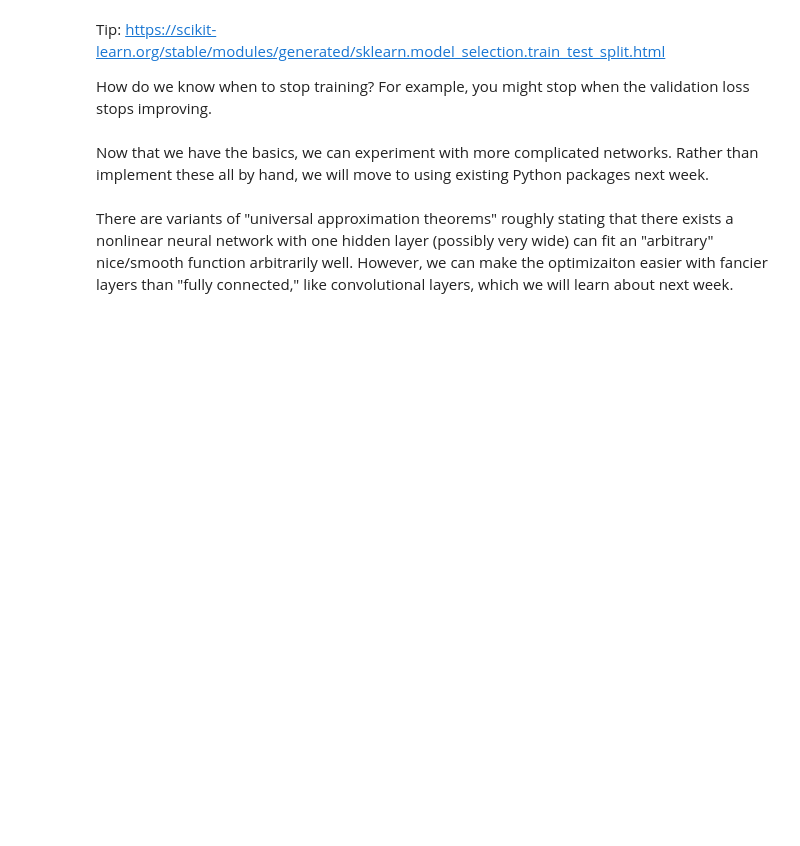
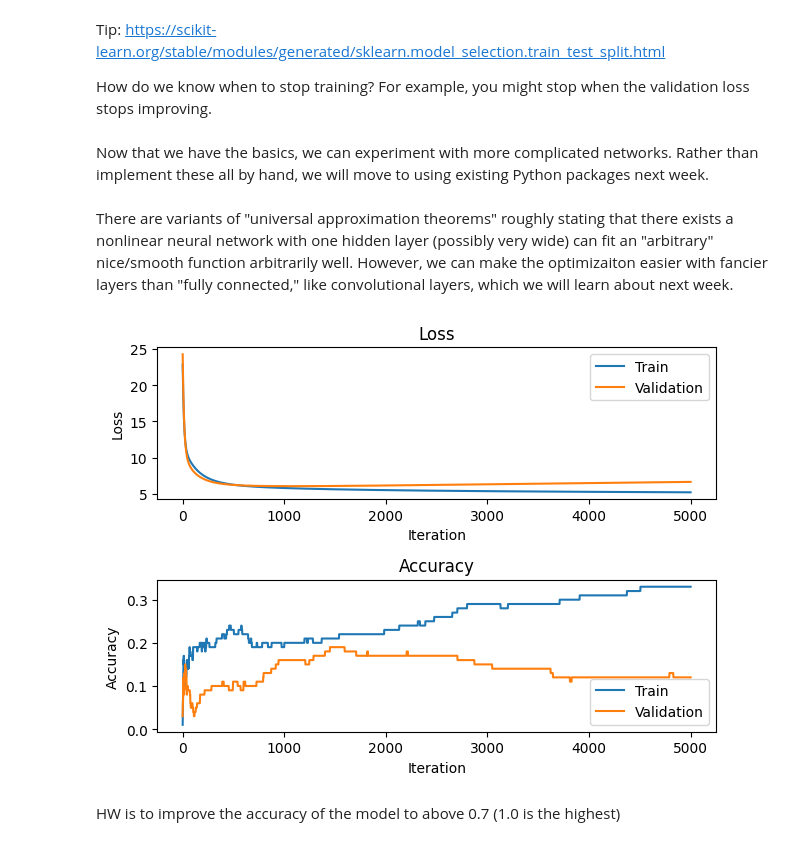
Before and after one commit to JaredKeithAveritt/AI_methods_in_advanced_materials_research, a Jupyter notebook: Week_3/01_introduction_mlp.ipynb, the cells around one changed output. Drawn from its saved outputs; the diff is of its cells as text; code cells hidden in the pictures; blank space fills up the shorter version.

```diff
--- a/Week_3/01_introduction_mlp.ipynb
+++ b/Week_3/01_introduction_mlp.ipynb
@@ -281,0 +605,2 @@ There are variants of "universal approximation theorems" roughly stating that th
+# %%
+x_train2, x_val, y_train2, y_val = train_test_split(x_train, y_train, test_size=0.33, random_state=42)
@@ -281,0 +614,48 @@ There are variants of "universal approximation theorems" roughly stating that th
+# %%
+# Randomly initialize W
+W = .01 * numpy.random.rand(num_features,1)
+
+# now iterate num_iters times, with the step size defined by learning_rate
+losses = numpy.zeros((num_iters,2)) # 1st column for training data, 2nd for validation data
+accuracies = numpy.zeros((num_iters,2))
+
+for i in range(0, num_iters):
+    W = learn(x_train_batch2, y_train_batch2, W, learning_rate)
+    losses[i,0] = evaluate(W, x_train_batch, y_train_batch)
+    losses[i,1] = evaluate(W, x_val_batch, y_val_batch)
+    accuracies[i,0] = evaluate_accuracy(W, x_train_batch2, y_train_batch2)
+    accuracies[i,1] = evaluate_accuracy(W, x_val_batch, y_val_batch)
+# %%
+import matplotlib.pyplot as plt
+
+# Assuming 'losses' and 'accuracies' are your data arrays with two columns
+
+plt.figure()
+
+# Plot for losses
+plt.subplot(2, 1, 1)
+plt.plot(losses[:, 0], label='Train')
+plt.plot(losses[:, 1], label='Validation')
+plt.legend()
+plt.title('Loss')
+plt.xlabel('Iteration')
+plt.ylabel('Loss')
+
+# Plot for accuracies
+plt.subplot(2, 1, 2)
+plt.plot(accuracies[:, 0], label='Train')
+plt.plot(accuracies[:, 1], label='Validation')
+plt.legend()
+plt.title('Accuracy')
+plt.xlabel('Iteration')
+plt.ylabel('Accuracy')
+
+# Adjust layout to prevent overlapping titles and labels
+plt.tight_layout()
+
+# Show the plots
+plt.show()
+# %% [output]
+[figure, added]
+# %% [markdown]
+HW is to improve the accuracy of the model to above 0.7 (1.0 is the highest)
```
Also changed, not shown: parts of 40 cells of this notebook.
